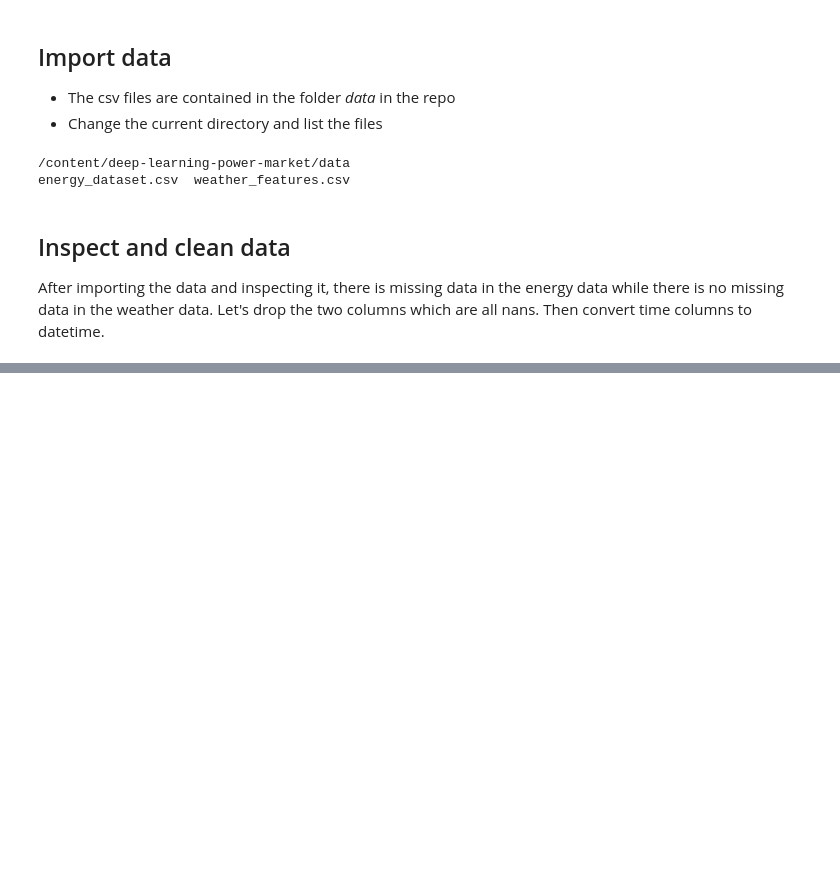
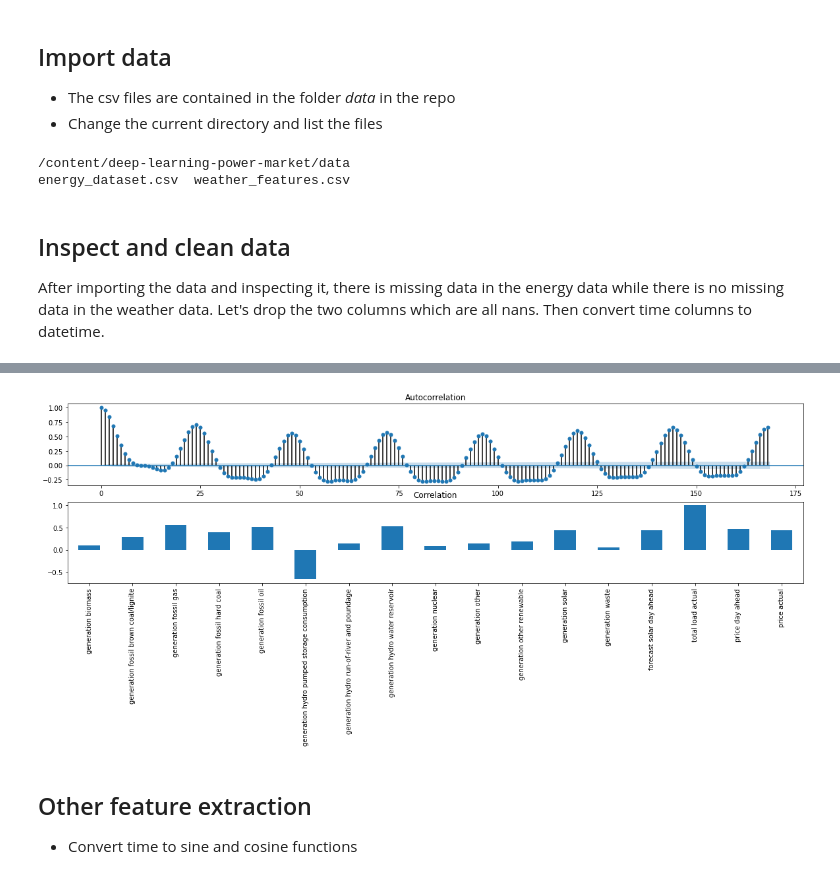
Before and after one commit to gammaSquared/deep_learning_fingrid, a Jupyter notebook: main.ipynb, the cells around one changed output, grey strips where cells are left out. Saved outputs shown, nothing was run; the diff lists cells and outputs as text; code cells hidden in the pictures; blank space fills up the shorter version.

```diff
--- a/main.ipynb
+++ b/main.ipynb
@@ -152,4 +153,8 @@ Elements in energy time set which are not in weather time set: 0
 # %%
 # See what the nans look like
 df_energy[df_energy.isna().any(axis=1)]
+# Fill through linear interpolation
+df_energy.interpolate(method = 'linear', inplace = True)
+# Very that there are no nans
+print(f'Nans: \n {df_energy.isna().sum().sum()}')
 # %% [output]
@@ -172,0 +165,3 @@ df_energy[df_energy.isna().any(axis=1)]
+# %%
+df_energy.set_index('time', drop = True, inplace = True)
+df_weather.set_index('iso_time', drop = True, inplace = True)
@@ -172,0 +174,11 @@ df_energy[df_energy.isna().any(axis=1)]
+# %%
+# Pop the forecast which we will compete against
+try:
+  df_tso_forecast = df_energy.pop('total load forecast')
+except:
+  None
+# Drop all zero columns since they are not needed
+all_zero_columns = [x for x in df_energy.columns if (df_energy[x] == 0).all()]
+df_energy.drop(columns = all_zero_columns, inplace = True)
+# Show summary statistics
+display(df_energy.describe().transpose())
@@ -172,0 +208,15 @@ df_energy[df_energy.isna().any(axis=1)]
+# %%
+# Drop wind columns
+# Shift all columns except target and forecast
+# Copute spearmans's rho
+corr = df_energy.corr('spearman')
+fig, ax = plt.subplots(2,1, figsize=(20,5))
+corr['total load actual'].plot.bar(title ='Correlation', ax = ax[1])
+sm.graphics.tsa.plot_acf(df_energy['total load actual'], lags=24*7, ax = ax[0])
+#df_energy.drop(columns =['generation wind onshore', 'forecast wind onshore day ahead'], inplace = True)
+plt.show()
+# %% [output]
+[figure, added]
+# %% [markdown]
+## Other feature extraction
+- Convert time to sine and cosine functions
```
Also changed, not shown: parts of 15 cells of this notebook.
